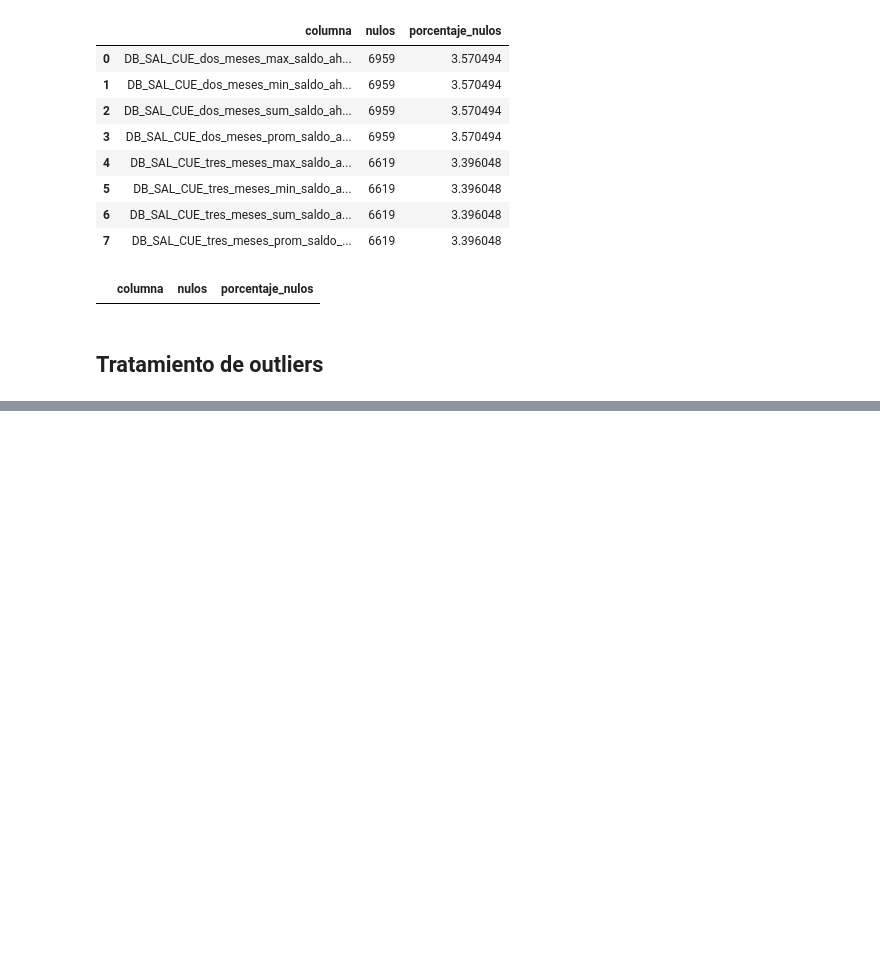
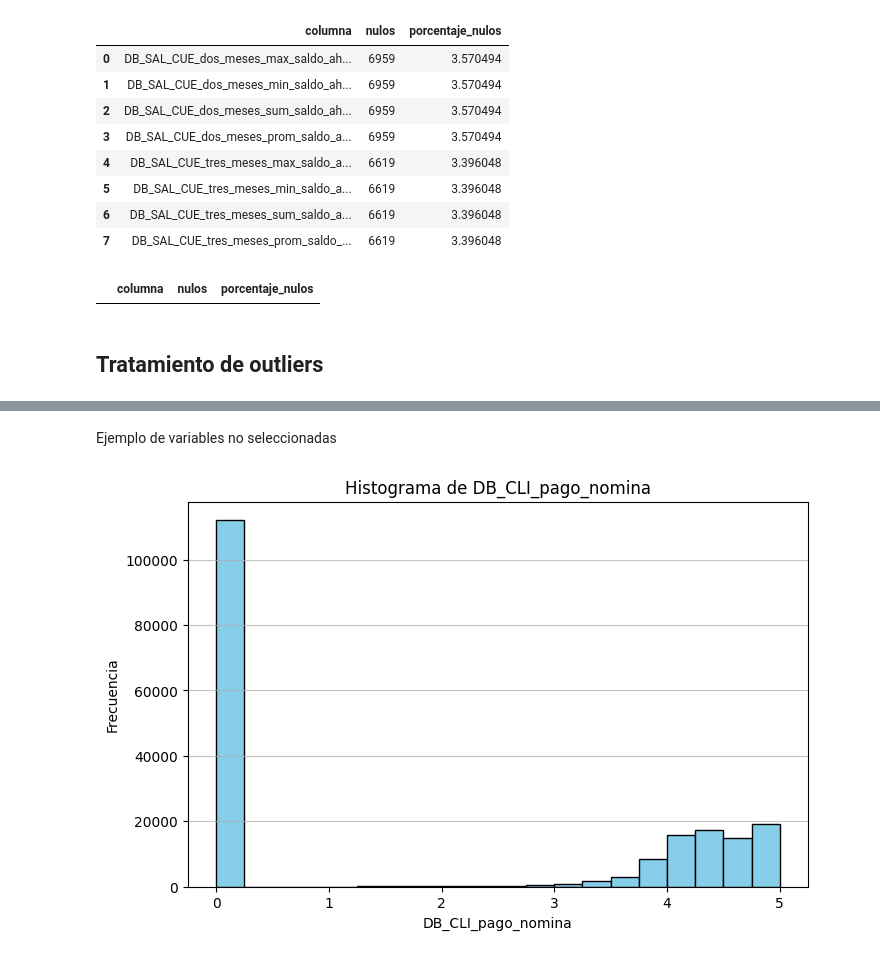
Before and after one commit to LuizIgnacio2002/reto_techy, a Jupyter notebook: notebooks/EDA/clientes_credito_consumo/1.0-lq.ipynb, the cells around one changed output, grey strips where cells are left out. Saved outputs shown, nothing was run; the diff lists cells and outputs as text; code cells hidden in the pictures; blank space fills up the shorter version.

```diff
--- a/notebooks/EDA/clientes_credito_consumo/1.0-lq.ipynb
+++ b/notebooks/EDA/clientes_credito_consumo/1.0-lq.ipynb
@@ -839,29 +830,3 @@ tabla_nulos_final
 |  | columna | nulos | porcentaje_nulos |
 # %% [markdown]
 ## Tratamiento de outliers
-# %%
-import pandas as pd
-
-# Copia del DataFrame original
-df_limpio = df_universo.copy()
-
-# Guardar tamaño inicial
-filas_antes = df_limpio.shape[0]
-
-# Eliminar outliers usando rango decílico (10%-90%)
-for col in df_limpio.select_dtypes(include=['number']).columns:
-    D1 = df_limpio[col].quantile(0.20)
-    D9 = df_limpio[col].quantile(0.80)
-
-    # Filtrar valores dentro del rango decílico
-    df_limpio = df_limpio[
-        (df_limpio[col] >= D1) & (df_limpio[col] <= D9)
-    ]
-
-# Resetear índice y mostrar diferencias
-df_limpio.reset_index(drop=True, inplace=True)
-filas_despues = df_limpio.shape[0]
-
-print(f"Filas antes de limpieza: {filas_antes:,}")
-print(f"Filas después de limpieza: {filas_despues:,}")
-print(f"Filas eliminadas: {filas_antes - filas_despues:,} ({(1 - filas_despues/filas_antes)*100:.2f}%)")
@@ -878,10 +839,13 @@ df_limpio = df_universo.copy()
 # Guardar tamaño inicial
 filas_antes = df_limpio.shape[0]
 
+# Seleccionar todas las columnas numéricas excepto 'target'
+cols_numericas = [col for col in df_limpio.select_dtypes(include=['number']).columns if col != 'target']
+
 # Eliminar outliers usando el rango intercuartílico (IQR)
-for col in df_limpio.select_dtypes(include=['number']).columns:
-    Q1 = df_limpio[col].quantile(0.25)
-    Q3 = df_limpio[col].quantile(0.75)
+for col in cols_numericas:
+    Q1 = df_limpio[col].quantile(0.10)  # Percentil 10
+    Q3 = df_limpio[col].quantile(0.90)  # Percentil 90
     IQR = Q3 - Q1
 
     limite_inferior = Q1 - 1.5 * IQR
@@ -904,0 +949,14 @@ Filas eliminadas: 97,004 (49.77%)
+# %% [markdown]
+Ejemplo de variables no seleccionadas
+# %%
+import matplotlib.pyplot as plt
+
+plt.figure(figsize=(8,5))
+plt.hist(df_limpio['DB_CLI_pago_nomina'], bins=20, color='skyblue', edgecolor='black')
+plt.title('Histograma de DB_CLI_pago_nomina')
+plt.xlabel('DB_CLI_pago_nomina')
+plt.ylabel('Frecuencia')
+plt.grid(axis='y', alpha=0.75)
+plt.show()
+# %% [output]
+[figure, added]
```
Also changed, not shown: parts of 29 cells of this notebook.
